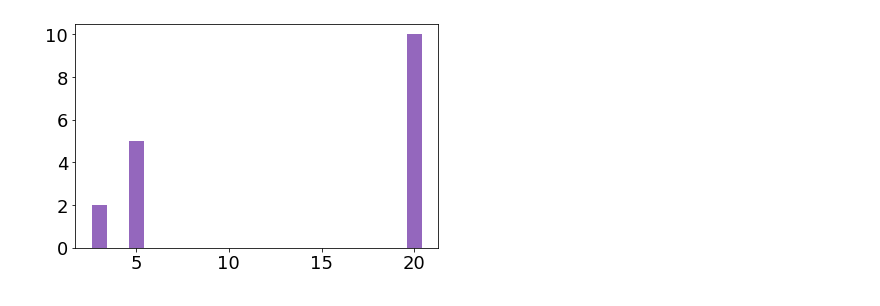
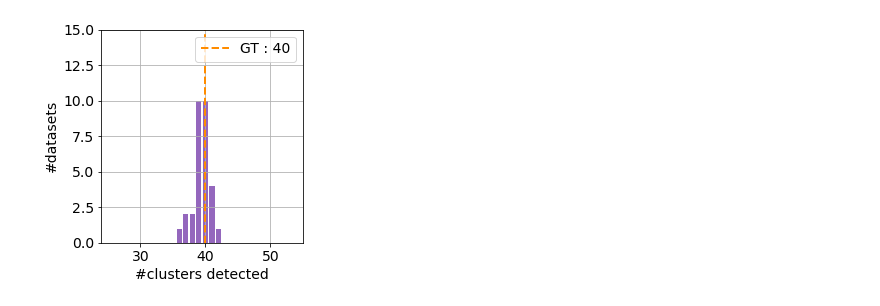
Before and after one commit to ElianaRenzo/pdm, a Jupyter notebook: My_codes/caracterisation_comparaison.ipynb, the cells around one changed output. Saved outputs shown, nothing was run; the diff lists cells and outputs as text; code cells hidden in the pictures.

```diff
--- a/My_codes/caracterisation_comparaison.ipynb
+++ b/My_codes/caracterisation_comparaison.ipynb
@@ -145,15 +147,7 @@ histo_LocPerCluster(graphic_labels, 'graphic')
-# %%
-counts1 = [5,3,20]
-counts2 = [5, 20, 7]
-unique1 = [5,2,10]
-unique2 = [3,6,1]
-
-plt.bar(counts1, unique1, align = 'center', color = 'tab:purple')
-#plt.bar(counts2, unique2, align = 'center', color = 'tab:purple')
-
-plt.show()
-# %% [output]
-[figure, removed]
+# %%
+histo_NumberOfClusters(graphic_labels, 'graphic')
+# %% [output]
+[figure, added]
 # %%
 unique, counts = np.unique(labels_clean, return_counts = True)
 counts_without_noise = counts[np.where(unique != 0)]
```
Also changed, not shown: parts of 7 cells of this notebook, 4 other files.
